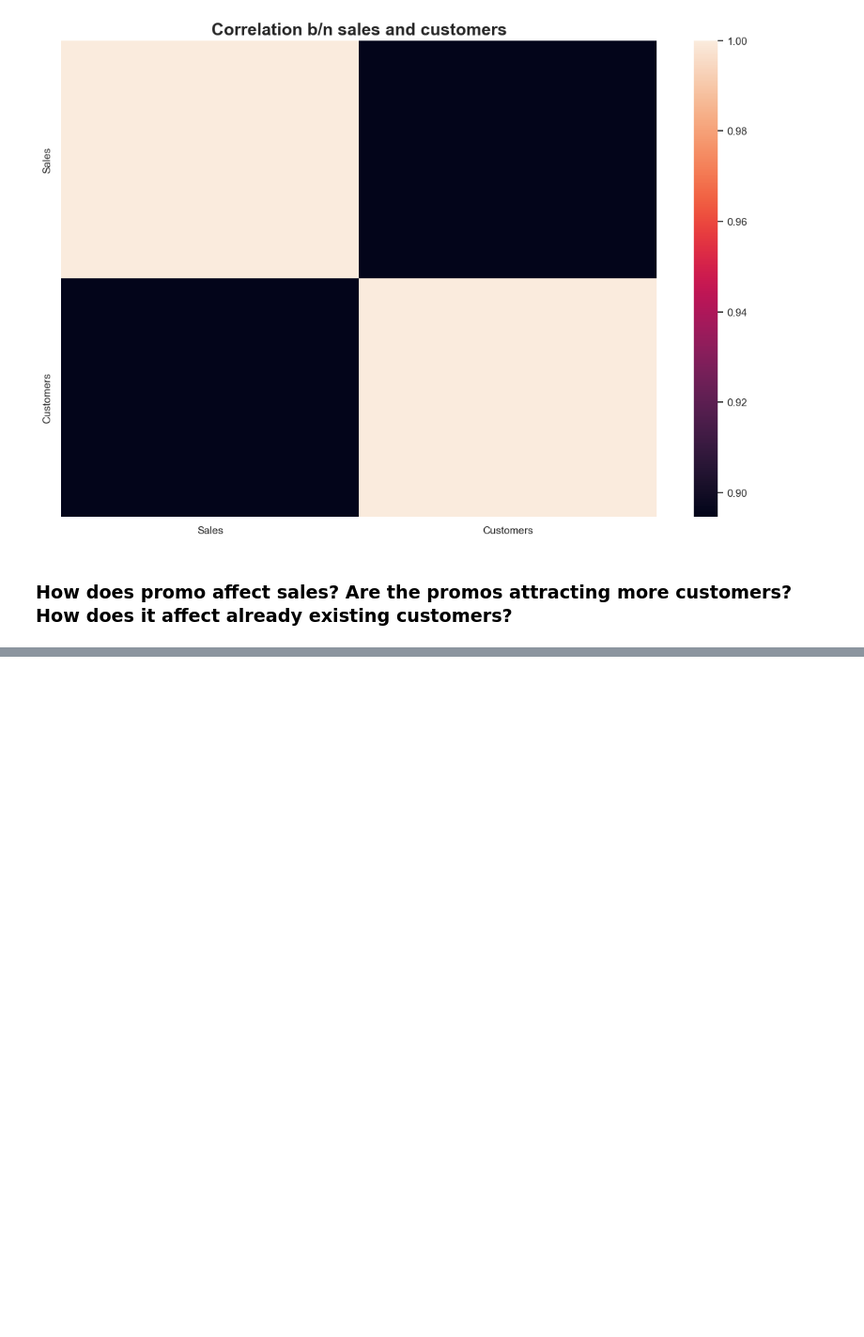
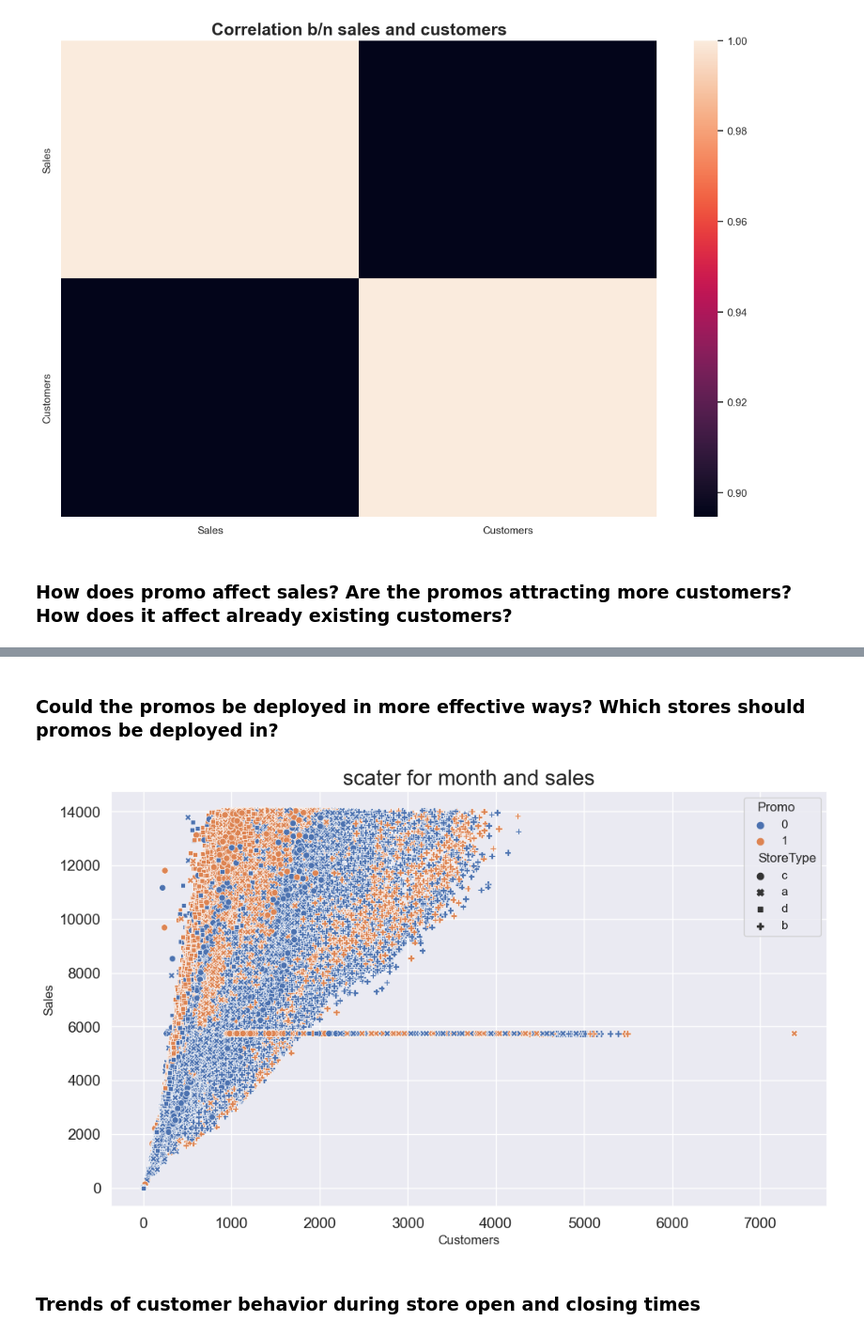
Before and after one commit to HenokD11/SalesPrediction, a Jupyter notebook: notebooks/EDA.ipynb, the cells around one changed output, grey strips where cells are left out. Shown at 94% size. Drawn from its saved outputs; the diff is of its cells as text; code cells hidden in the pictures; blank space fills up the shorter version.

```diff
--- a/notebooks/EDA.ipynb
+++ b/notebooks/EDA.ipynb
@@ -295,0 +312,8 @@ exploration.plot_heatmap_from_correlation(sales_cutomer_corr, 'Correlation b/n s
+# %% [markdown]
+### Could the promos be deployed in more effective ways? Which stores should promos be deployed in?
+# %%
+exploration.plot_scatter(train_store, 'Customers','Sales', 'scater for month and sales', 'Promo', 'StoreType')
+# %% [output]
+[figure, added]
+# %% [markdown]
+### Trends of customer behavior during store open and closing times
```
Also changed, not shown: parts of 3 cells of this notebook.
